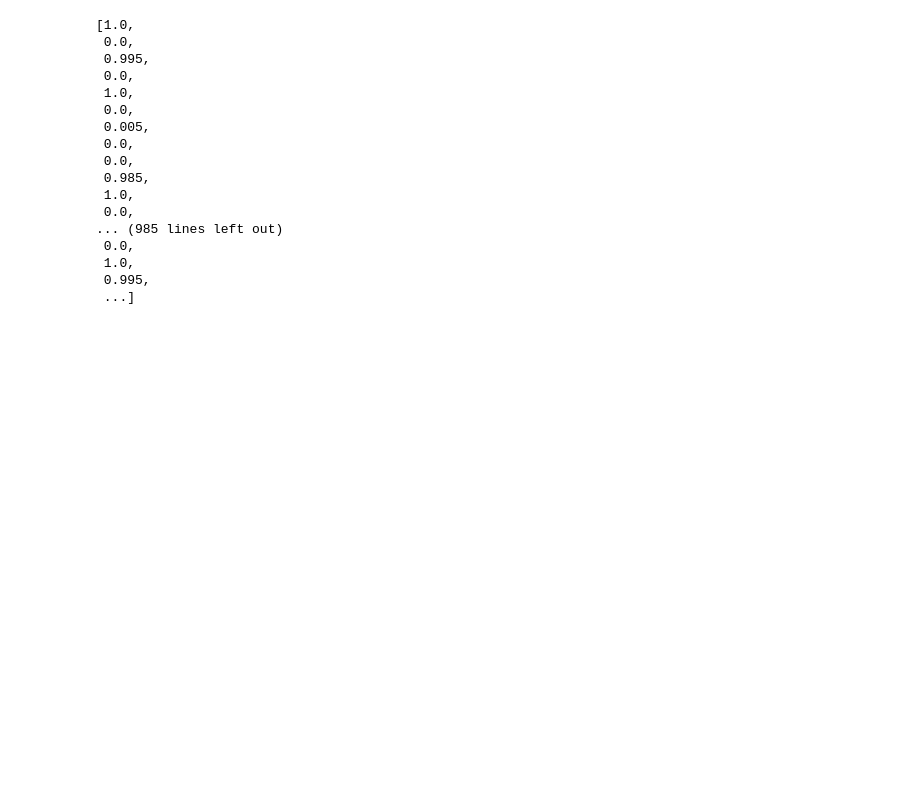
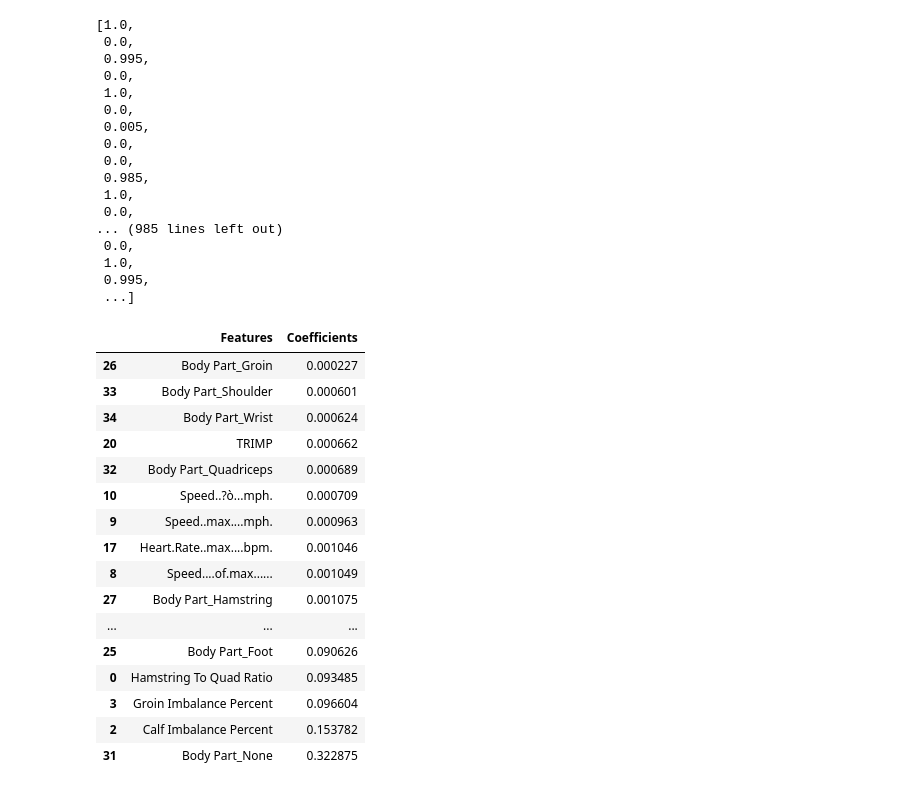
Before and after one commit to sskashya/Stat_padding-DataScience-Competition, a Jupyter notebook: ds_comp_eda.ipynb, the cells around one changed output. Cells and saved outputs as stored; diff of their text form; code cells hidden in the pictures; blank space fills up the shorter version.

```diff
--- a/ds_comp_eda.ipynb
+++ b/ds_comp_eda.ipynb
@@ -909,3 +909,29 @@ rfc_probabilities[:, 1].tolist()
  1.0,
  0.995,
  ...]
+# %%
+feature_importance = rfc_model.feature_importances_
+coeff_df = pd.DataFrame({
+    'Features': columns,
+    'Coefficients': feature_importance
+})
+
+coeff_df.sort_values('Coefficients')
+# %% [output]
+|  | Features | Coefficients |
+| 26 | Body Part_Groin | 0.000227 |
+| 33 | Body Part_Shoulder | 0.000601 |
+| 34 | Body Part_Wrist | 0.000624 |
+| 20 | TRIMP | 0.000662 |
+| 32 | Body Part_Quadriceps | 0.000689 |
+| 10 | Speed..?ò...mph. | 0.000709 |
+| 9 | Speed..max....mph. | 0.000963 |
+| 17 | Heart.Rate..max....bpm. | 0.001046 |
+| 8 | Speed....of.max...... | 0.001049 |
+| 27 | Body Part_Hamstring | 0.001075 |
+| ... | ... | ... |
+| 25 | Body Part_Foot | 0.090626 |
+| 0 | Hamstring To Quad Ratio | 0.093485 |
+| 3 | Groin Imbalance Percent | 0.096604 |
+| 2 | Calf Imbalance Percent | 0.153782 |
+| 31 | Body Part_None | 0.322875 |
```
Also changed, not shown: parts of 1 cell of this notebook.
